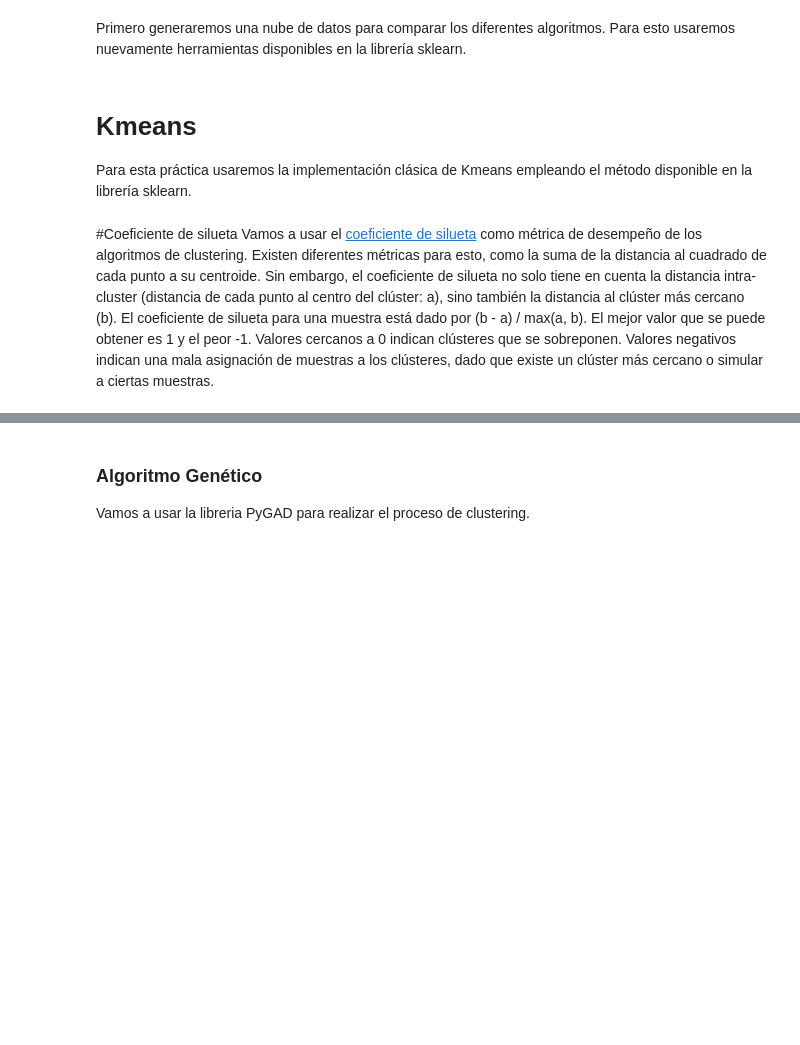
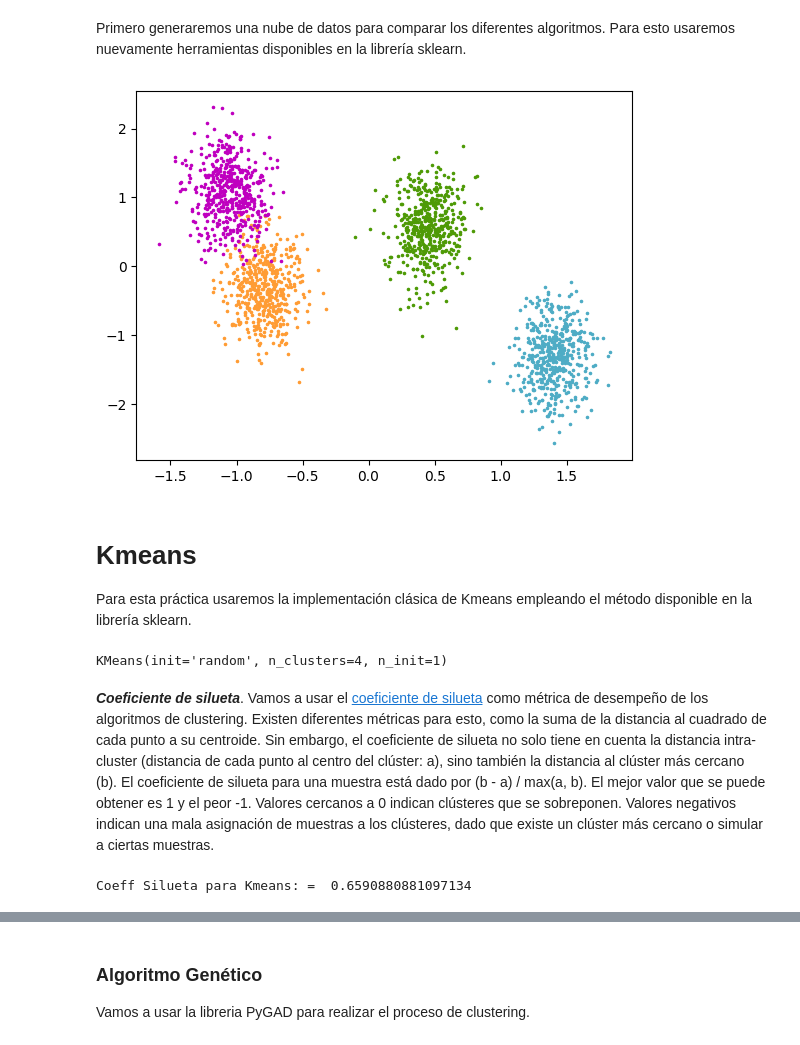
Before and after one commit to scuartasr/genet, a Jupyter notebook: clase/11_Opt_MetaClase7_AG_Clustering.ipynb, the cells around one changed output, grey strips where cells are left out. Drawn from its saved outputs; the diff is of its cells as text; code cells hidden in the pictures; blank space fills up the shorter version.

```diff
--- a/clase/11_Opt_MetaClase7_AG_Clustering.ipynb
+++ b/clase/11_Opt_MetaClase7_AG_Clustering.ipynb
@@ -33,18 +33,29 @@ from sklearn.metrics import silhouette_score
 from sklearn import preprocessing
 # %%
 #Generacion de nubes de puntos
-
+num_cluster = 4
+n_samples = 2000
+X, y_true = make_blobs(
+    n_samples=n_samples,
+    centers=num_cluster,
+    n_features=2,
+    random_state=37,
+)
 
 #Repetir con random_state=2
 #Repetir con random_state=37 y num_cluster=5
+scaler = preprocessing.StandardScaler().fit(X)
+X = scaler.transform(X)
 
 #Importante: normalizar los datos
 
 #Visualizacion de los datos
 colors = ["#4EACC5", "#FF9C34", "#4E9A06", 'm']
 for k, col in enumerate(colors):
     cluster_data = y_true == k
     plt.scatter(X[cluster_data, 0], X[cluster_data, 1], c=col, marker=".", s=10)
+# %% [output]
+[figure, added]
 # %% [markdown]
 # Kmeans
 Para esta práctica usaremos la implementación clásica de Kmeans empleando el método disponible en la librería sklearn.
@@ -53,10 +62,26 @@ Para esta práctica usaremos la implementación clásica de Kmeans empleando el
+# %%
+####
+kmeans = KMeans(
+    n_clusters=num_cluster,
+    init='random',
+    n_init=1,
+)
+
+# Correr
+kmeans.fit(X)
+# %% [output]
+KMeans(init='random', n_clusters=4, n_init=1)
 # %% [markdown]
-#Coeficiente de silueta
-Vamos a usar el [coeficiente de silueta](https://scikit-learn.org/stable/modules/generated/sklearn.metrics.silhouette_score.html) como métrica de desempeño de los algoritmos de clustering. Existen diferentes métricas para esto, como la suma de la distancia al cuadrado de cada punto a su centroide. Sin embargo, el coeficiente de silueta no solo tiene en cuenta la distancia intra-cluster (distancia de cada punto al centro del clúster: a), sino también la distancia al clúster más cercano (b). El coeficiente de silueta para una muestra está dado por (b - a) / max(a, b). El mejor valor que se puede obtener es 1 y el peor -1. Valores cercanos a 0 indican clústeres que se sobreponen. Valores negativos indican una mala asignación de muestras a los clústeres, dado que existe un clúster más cercano o simular a ciertas muestras.
+***Coeficiente de silueta***. Vamos a usar el [coeficiente de silueta](https://scikit-learn.org/stable/modules/generated/sklearn.metrics.silhouette_score.html) como métrica de desempeño de los algoritmos de clustering. Existen diferentes métricas para esto, como la suma de la distancia al cuadrado de cada punto a su centroide. Sin embargo, el coeficiente de silueta no solo tiene en cuenta la distancia intra-cluster (distancia de cada punto al centro del clúster: a), sino también la distancia al clúster más cercano (b). El coeficiente de silueta para una muestra está dado por (b - a) / max(a, b). El mejor valor que se puede obtener es 1 y el peor -1. Valores cercanos a 0 indican clústeres que se sobreponen. Valores negativos indican una mala asignación de muestras a los clústeres, dado que existe un clúster más cercano o simular a ciertas muestras.
 # %%
 #Calculo del coeficiente de silueta
-###
+score = silhouette_score(
+    X,
+    kmeans.labels_,
+)
 print("Coeff Silueta para Kmeans: = ", score)
+# %% [output]
+Coeff Silueta para Kmeans: =  0.6590880881097134
 # %%
 #Grafica de los cluster y centroides obtenidos
 for k, col in enumerate(colors):
```
Also changed, not shown: parts of 9 cells of this notebook.
